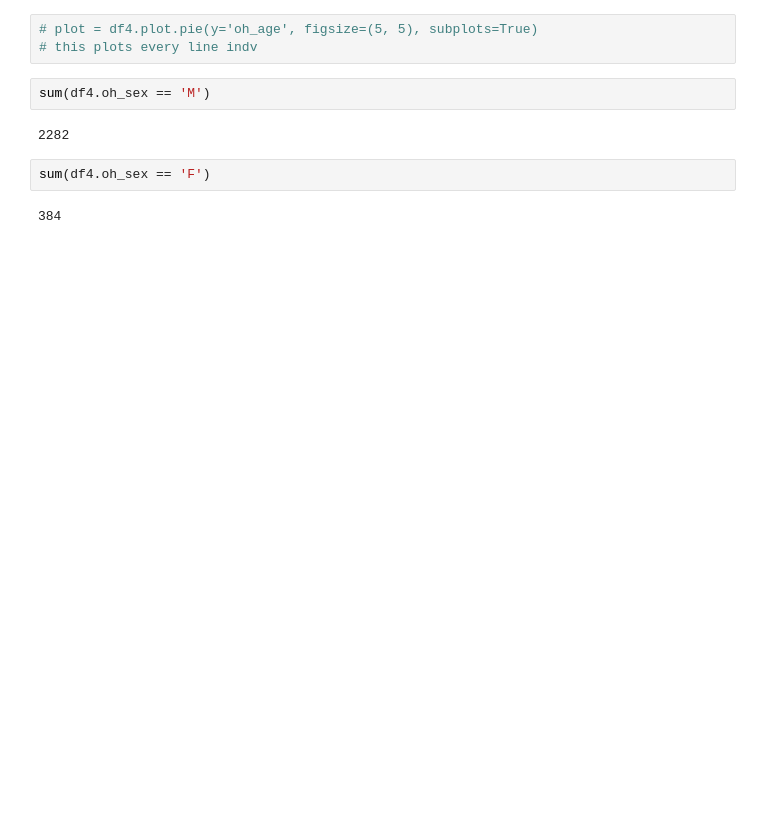
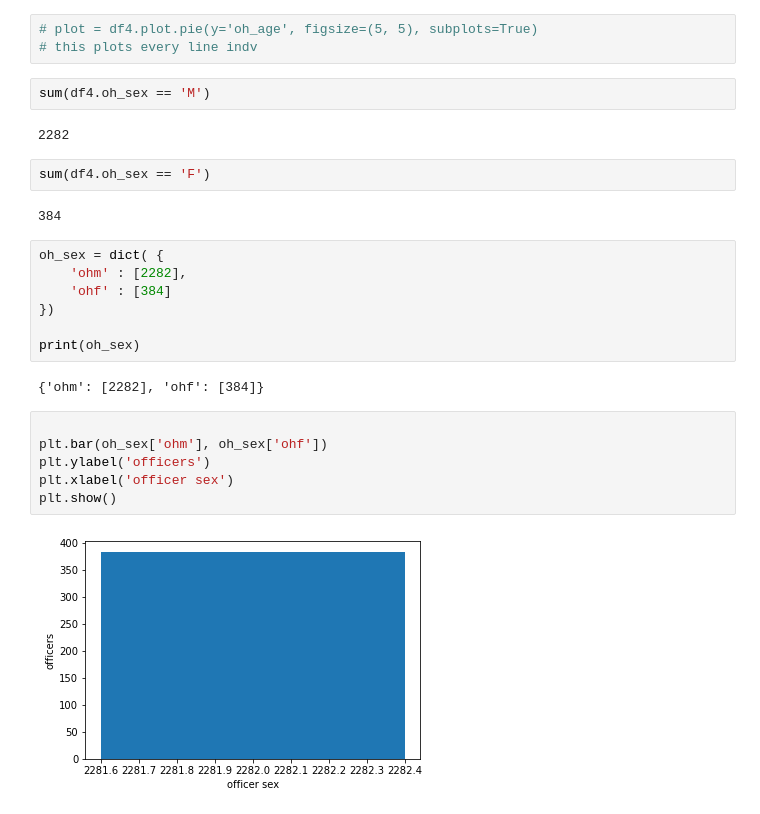
Before and after one commit to dmorton714/lmpd, a Jupyter notebook: lmpd.ipynb, the cells around one changed output. Saved outputs shown, nothing was run; the diff lists cells and outputs as text; blank space fills up the shorter version.

Commit message:
graph work

```diff
--- a/lmpd.ipynb
+++ b/lmpd.ipynb
@@ -152,3 +152,20 @@ sum(df4.oh_sex == 'M')
 sum(df4.oh_sex == 'F')
 # %% [output]
 384
+# %%
+oh_sex = dict( {
+    'ohm' : [2282],
+    'ohf' : [384]
+})
+
+print(oh_sex)
+# %% [output]
+{'ohm': [2282], 'ohf': [384]}
+# %%
+
+plt.bar(oh_sex['ohm'], oh_sex['ohf'])
+plt.ylabel('officers')
+plt.xlabel('officer sex')
+plt.show()
+# %% [output]
+[figure, added]
```
